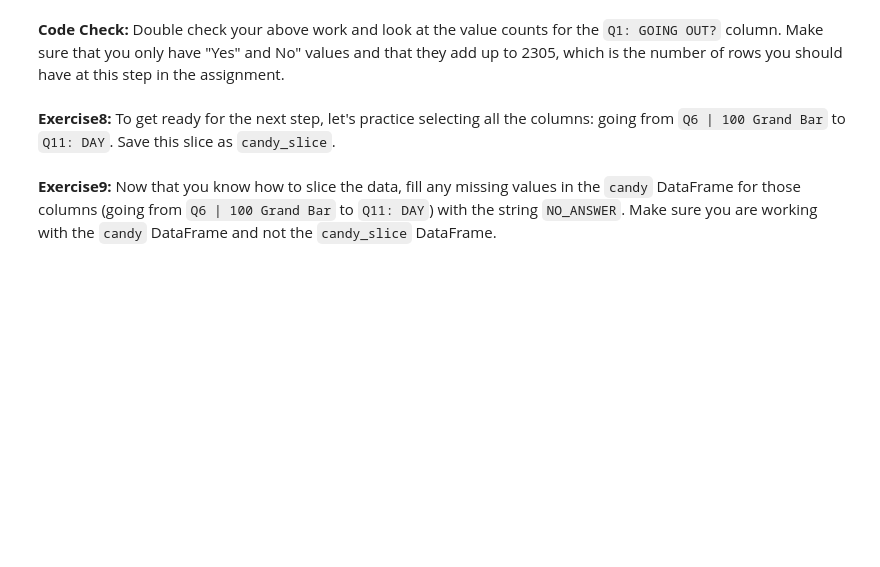
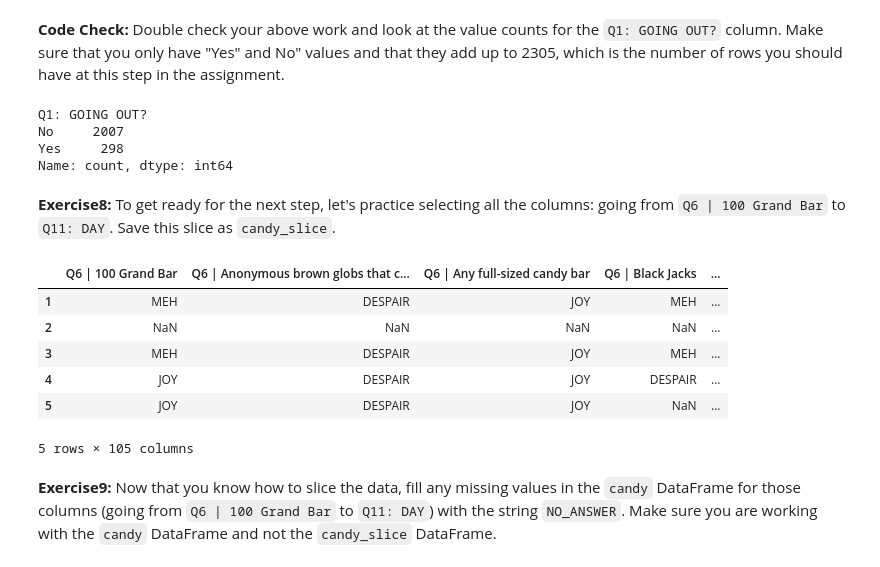
Before and after one commit to ben-sylve/mds-625, a Jupyter notebook: halloween_candy.ipynb, the cells around one changed output. Saved outputs shown, nothing was run; the diff lists cells and outputs as text; code cells hidden in the pictures; blank space fills up the shorter version.

```diff
--- a/halloween_candy.ipynb
+++ b/halloween_candy.ipynb
@@ -282,2 +280,5 @@ candy.shape
+# %%
+# Keep only rows where Q2: GENDER is Male or Female
+candy = candy[candy['Q2: GENDER'].isin(['Male', 'Female'])]
 # %% [markdown]
 **Code Check:** As a check for the above exercises, the shape of your data should now be: `(2305, 113)`
@@ -296,2 +301,5 @@ Now, let's work on filling some of the missing data.  There are easier ways to d
+# %%
+# Set all missing values in Q1: GOING OUT? to 'No'
+candy['Q1: GOING OUT?'] = candy['Q1: GOING OUT?'].fillna('No')
 # %% [markdown]
 **Code Check:** Double check your above work and look at the value counts for the `Q1: GOING OUT?` column.  Make sure that you only have "Yes" and No" values and that they add up to 2305, which is the number of rows you should have at this step in the assignment.
@@ -300,2 +306,10 @@ Now, let's work on filling some of the missing data.  There are easier ways to d
+# %%
+# Unique values in Q1: GOING OUT? after filling missing values with counts per value
+candy['Q1: GOING OUT?'].value_counts()
+# %% [output]
+Q1: GOING OUT?
+No     2007
+Yes     298
+Name: count, dtype: int64
 # %% [markdown]
 **Exercise8:** To get ready for the next step, let's practice selecting all the columns: going from `Q6 | 100 Grand Bar` to `Q11: DAY`.  Save this slice as `candy_slice`.
@@ -304,2 +316,14 @@ Now, let's work on filling some of the missing data.  There are easier ways to d
+# %%
+# Select all columns from Q6 | 100 Grand Bar to Q11: DAY and save the slice as candy_slice
+candy_slice = candy.loc[:, 'Q6 | 100 Grand Bar':'Q11: DAY']
+candy_slice.head()
+# %% [output]
+|  | Q6 | 100 Grand Bar | Q6 | Anonymous brown globs that c... | Q6 | Any full-sized candy bar | Q6 | Black Jacks | ... |
+| 1 | MEH | DESPAIR | JOY | MEH | ... |
+| 2 | NaN | NaN | NaN | NaN | ... |
+| 3 | MEH | DESPAIR | JOY | MEH | ... |
+| 4 | JOY | DESPAIR | JOY | DESPAIR | ... |
+| 5 | JOY | DESPAIR | JOY | NaN | ... |
+5 rows × 105 columns
 # %% [markdown]
 **Exercise9:** Now that you know how to slice the data, fill any missing values in the `candy` DataFrame for those columns (going from `Q6 | 100 Grand Bar` to `Q11: DAY`) with the string `NO_ANSWER`. Make sure you are working with the `candy` DataFrame and not the `candy_slice` DataFrame.
```
Also changed, not shown: parts of 17 cells of this notebook.
